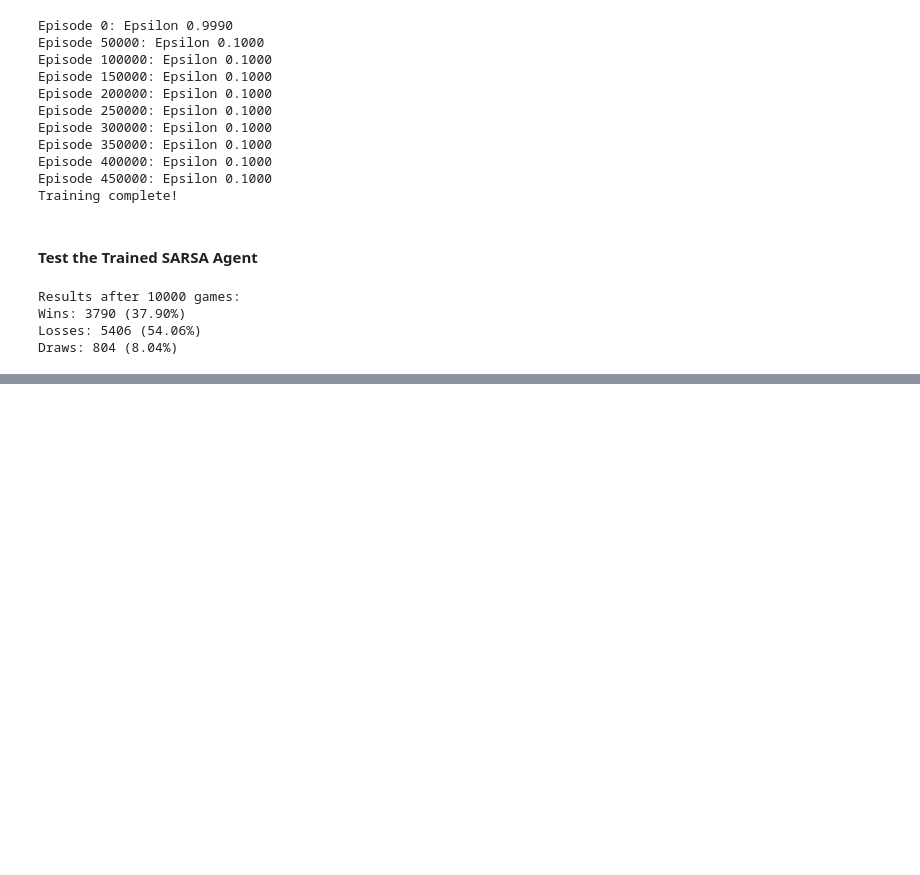
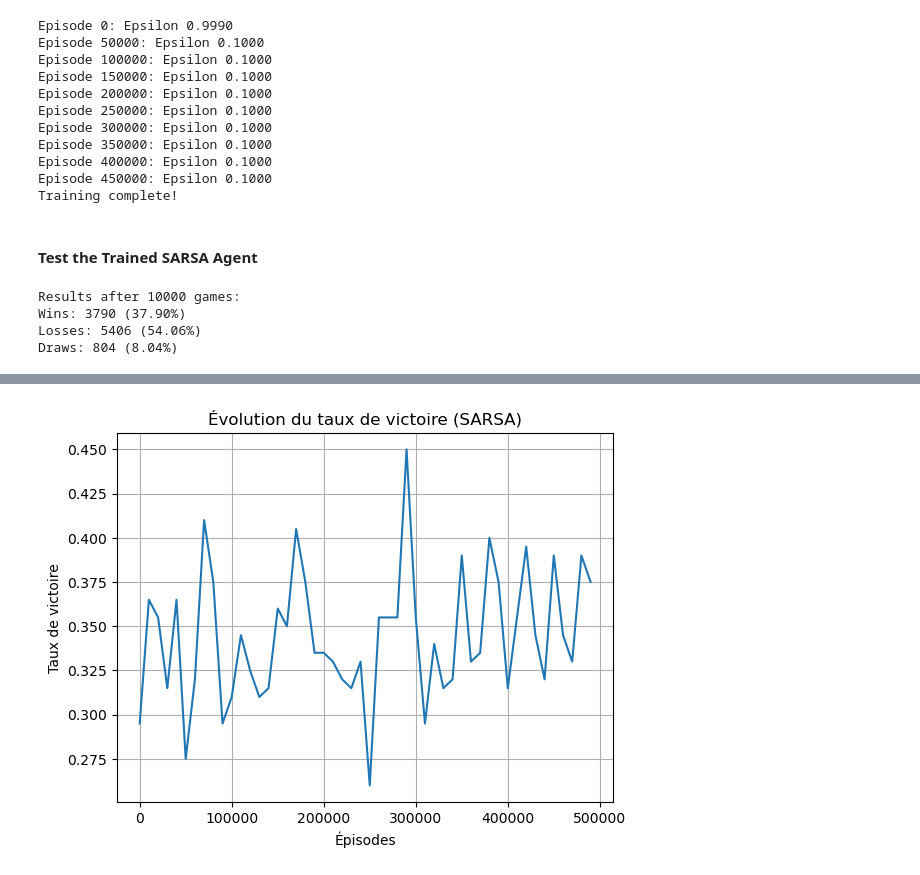
Before and after one commit to Namzz67/Reinforcement_Learning_Blackjack, a Jupyter notebook: Reinforcement_Learning_Blackjack.ipynb, the cells around one changed output, grey strips where cells are left out. Drawn from its saved outputs; the diff is of its cells as text; code cells hidden in the pictures; blank space fills up the shorter version.

Commit message:
sarsa improvement

```diff
--- a/Reinforcement_Learning_Blackjack.ipynb
+++ b/Reinforcement_Learning_Blackjack.ipynb
@@ -716,9 +716,8 @@ def test_agent():
 
     while not done:
 
-        action = boltzmann_action_selection(state, Q1, Q2, temperature)
+        action = np.argmax(get_double_Q(Q1, state) + get_double_Q(Q2, state))
         next_state, reward, done, truncated, _ = env.step(action)
-
         state = next_state
 
 
@@ -857,0 +865,78 @@ Draws: 804 (8.04%)
+# %%
+# Q-table
+Q_table_sarsa = {}
+
+# Hyperparamètres
+alpha_sarsa = 0.3
+gamma_sarsa = 0.9
+epsilon_sarsa = 1.0
+epsilon_decay_sarsa = 0.9995
+epsilon_min_sarsa = 0.1
+episodes_sarsa = 500_000
+# %%
+
+win_rate_history = []
+
+
+def get_Q(state, action=None):
+    if state not in Q_table_sarsa:
+        Q_table_sarsa[state] = np.zeros(2)
+    return Q_table_sarsa[state] if action is None else Q_table_sarsa[state][action]
+
+
+def boltzmann_action_selection(state, temperature=1.0):
+    q_values = get_Q(state)
+    exp_values = np.exp(q_values / temperature)
+    probabilities = exp_values / np.sum(exp_values)
+    return np.random.choice([0, 1], p=probabilities)
+
+# Entraînement SARSA
+for episode in range(episodes_sarsa):
+    state, _ = env.reset()
+    done = False
+
+    temperature = max(epsilon_min_sarsa, epsilon_sarsa)
+    action = boltzmann_action_selection(state, temperature)
+
+    while not done:
+        next_state, reward, done, truncated, _ = env.step(action)
+        next_action = boltzmann_action_selection(next_state, temperature)
+
+        Q_table_sarsa[state][action] += alpha_sarsa * (
+            reward + gamma_sarsa * get_Q(next_state, next_action) - get_Q(state, action)
+        )
+
+        state, action = next_state, next_action
+
+
+    epsilon_sarsa = max(epsilon_min_sarsa, epsilon_sarsa * epsilon_decay_sarsa)
+
+
+    if episode % 10000 == 0:
+        test_wins = 0
+        for _ in range(200):
+            state, _ = env.reset()
+            done = False
+            while not done:
+                action = np.argmax(get_Q(state))
+                next_state, reward, done, _, _ = env.step(action)
+                state = next_state
+            if reward > 0:
+                test_wins += 1
+        win_rate = test_wins / 200
+        win_rate_history.append(win_rate)
+
+
+    if episode % 50_000 == 0:
+        print(f"Episode {episode} — Epsilon (temp): {epsilon_sarsa:.4f}")
+
+print("Entraînement terminé")
+
+
+plt.plot(np.arange(len(win_rate_history)) * 10000, win_rate_history)
+plt.xlabel("Épisodes")
+plt.ylabel("Taux de victoire")
+plt.title("Évolution du taux de victoire (SARSA)")
+plt.grid(True)
+plt.show()
+# %% [output]
@@ -857,0 +954 @@ Draws: 804 (8.04%)
+[figure, added]
```
Also changed, not shown: parts of 5 cells of this notebook.
